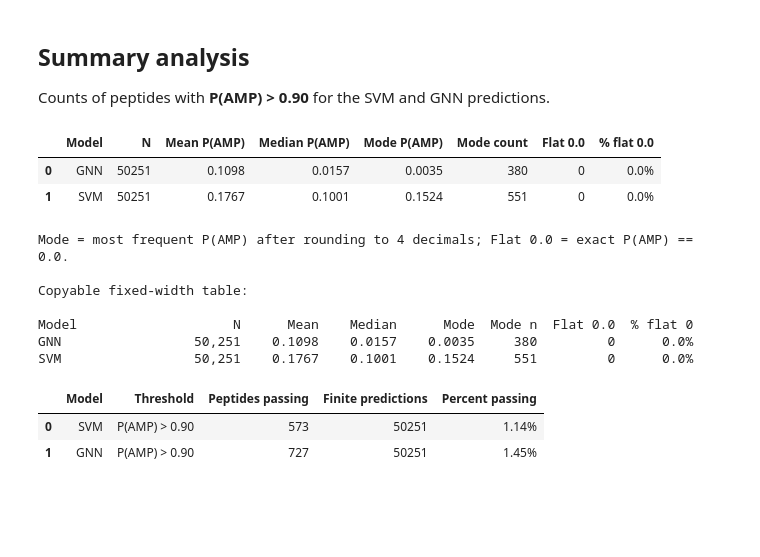
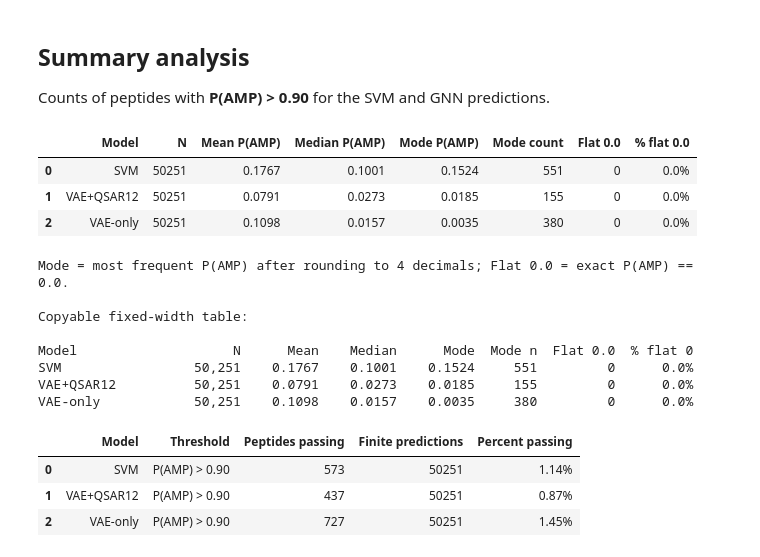
Before and after one commit to KYinXu/Peptide-Anti-microbial-Properties-Prediction, a Jupyter notebook: notebooks/model_prediction_analysis.ipynb, the cells around one changed output. Saved outputs shown, nothing was run; the diff lists cells and outputs as text; code cells hidden in the pictures; blank space fills up the shorter version.

```diff
--- a/notebooks/model_prediction_analysis.ipynb
+++ b/notebooks/model_prediction_analysis.ipynb
@@ -62,7 +62,7 @@ PLOT_STYLE = "seaborn-v0_8-whitegrid"
 N_BINS = 100
 plt.style.use(PLOT_STYLE)
 MODEL_COLORS = dict(
-    zip(("SVM", "GNN"), plt.rcParams["axes.prop_cycle"].by_key()["color"][:2])
+    zip(("SVM", "VAE-only"), plt.rcParams["axes.prop_cycle"].by_key()["color"][:2])
 )
 # %% [markdown]
 ## Plotting helpers
@@ -132,6 +132,23 @@ def load_comparison_result():
         raise ValueError(f"Model comparison CSV is empty: {csv_path}")
     _add_plot_sequence(frame)
     print(f"Loaded {len(frame):,} rows from {csv_path}")
+
+    prob_columns = sorted([c for c in frame.columns if c.endswith("_prob_AMP")])
+    palette = plt.rcParams["axes.prop_cycle"].by_key()["color"]
+
+    # Assign deterministic colors to any newly discovered models
+    next_idx = 0
+    for col in prob_columns:
+        model = _model_from_column(col, "_prob_AMP")
+        if model not in MODEL_COLORS:
+            # Find the next color not strictly locked to a model, but avoid infinite loops
+            loop_start = next_idx
+            while palette[next_idx % len(palette)] in MODEL_COLORS.values() and (next_idx - loop_start) < len(palette):
+                next_idx += 1
+            color = palette[next_idx % len(palette)]
+            MODEL_COLORS[model] = color
+            next_idx += 1
+
     return {"path": csv_path, "frame": frame}
 
 
@@ -656,15 +674,17 @@ for row in copyable_prob_stats.to_dict("records"):
     )
 # %% [output]
 |  | Model | N | Mean P(AMP) | Median P(AMP) | Mode P(AMP) | Mode count | Flat 0.0 | % flat 0.0 |
-| 0 | GNN | 50251 | 0.1098 | 0.0157 | 0.0035 | 380 | 0 | 0.0% |
-| 1 | SVM | 50251 | 0.1767 | 0.1001 | 0.1524 | 551 | 0 | 0.0% |
+| 0 | SVM | 50251 | 0.1767 | 0.1001 | 0.1524 | 551 | 0 | 0.0% |
+| 1 | VAE+QSAR12 | 50251 | 0.0791 | 0.0273 | 0.0185 | 155 | 0 | 0.0% |
+| 2 | VAE-only | 50251 | 0.1098 | 0.0157 | 0.0035 | 380 | 0 | 0.0% |
 Mode = most frequent P(AMP) after rounding to 4 decimals; Flat 0.0 = exact P(AMP) == 0.0.
 
 Copyable fixed-width table:
 
 Model                    N      Mean    Median      Mode  Mode n  Flat 0.0  % flat 0
-GNN                 50,251    0.1098    0.0157    0.0035     380         0      0.0%
 SVM                 50,251    0.1767    0.1001    0.1524     551         0      0.0%
+VAE+QSAR12          50,251    0.0791    0.0273    0.0185     155         0      0.0%
+VAE-only            50,251    0.1098    0.0157    0.0035     380         0      0.0%
 # %%
 from IPython.display import display
 
@@ -673,40 +693,40 @@ SUMMARY_THRESHOLD = 0.90
 if "comparison_result" not in globals():
     comparison_result = load_comparison_result()
 
+prob_columns = sorted([c for c in comparison_result["frame"].columns if c.endswith("_prob_AMP")])
 summary_rows = []
-for model in ("SVM", "GNN"):
-    column = f"{model}_prob_AMP"
-    if column not in comparison_result["frame"].columns:
-        raise ValueError(f"Required probability column not found: {column}")
+for column in prob_columns:
+    model = column[: -len("_prob_AMP")]
     probabilities = pd.to_numeric(comparison_result["frame"][column], errors="coerce")
     finite = probabilities.dropna()
     passing = int((finite > SUMMARY_THRESHOLD).sum())
     summary_rows.append({
         "Model": model,
         "Threshold": f"P(AMP) > {SUMMARY_THRESHOLD:.2f}",
         "Peptides passing": passing,
         "Finite predictions": len(finite),
         "Percent passing": 100.0 * passing / len(finite) if len(finite) else 0.0,
     })
 
 summary_table = pd.DataFrame(summary_rows)
 copyable_summary_table = summary_table.copy()
 copyable_summary_table["Percent passing"] = copyable_summary_table["Percent passing"].map("{:.2f}%".format)
 
 display(copyable_summary_table)
 print("Copyable fixed-width table:\n")
 print(
-    f"{'Model':>6} {'Threshold':>16} {'Peptides passing':>18} "
+    f"{'Model':>12} {'Threshold':>16} {'Peptides passing':>18} "
     f"{'Finite predictions':>20} {'Percent passing':>16}"
 )
 for row in copyable_summary_table.to_dict("records"):
     print(
-        f"{row['Model']:>6} {row['Threshold']:>16} {row['Peptides passing']:>18,d} "
+        f"{row['Model']:>12} {row['Threshold']:>16} {row['Peptides passing']:>18,d} "
         f"{row['Finite predictions']:>20,d} {row['Percent passing']:>16}"
     )
 # %% [output]
 |  | Model | Threshold | Peptides passing | Finite predictions | Percent passing |
 | 0 | SVM | P(AMP) > 0.90 | 573 | 50251 | 1.14% |
-| 1 | GNN | P(AMP) > 0.90 | 727 | 50251 | 1.45% |
+| 1 | VAE+QSAR12 | P(AMP) > 0.90 | 437 | 50251 | 0.87% |
+| 2 | VAE-only | P(AMP) > 0.90 | 727 | 50251 | 1.45% |
 Copyable fixed-width table:
 
```
Also changed, not shown: parts of 7 cells of this notebook, 17 other files.
